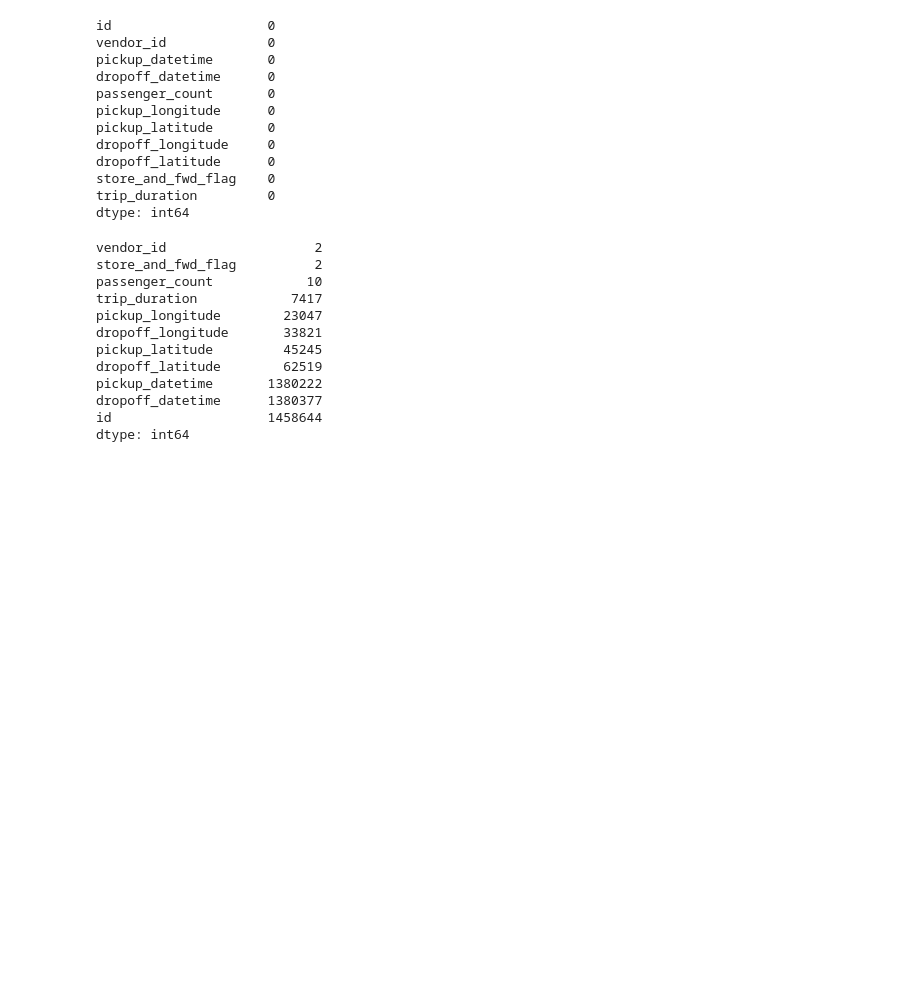
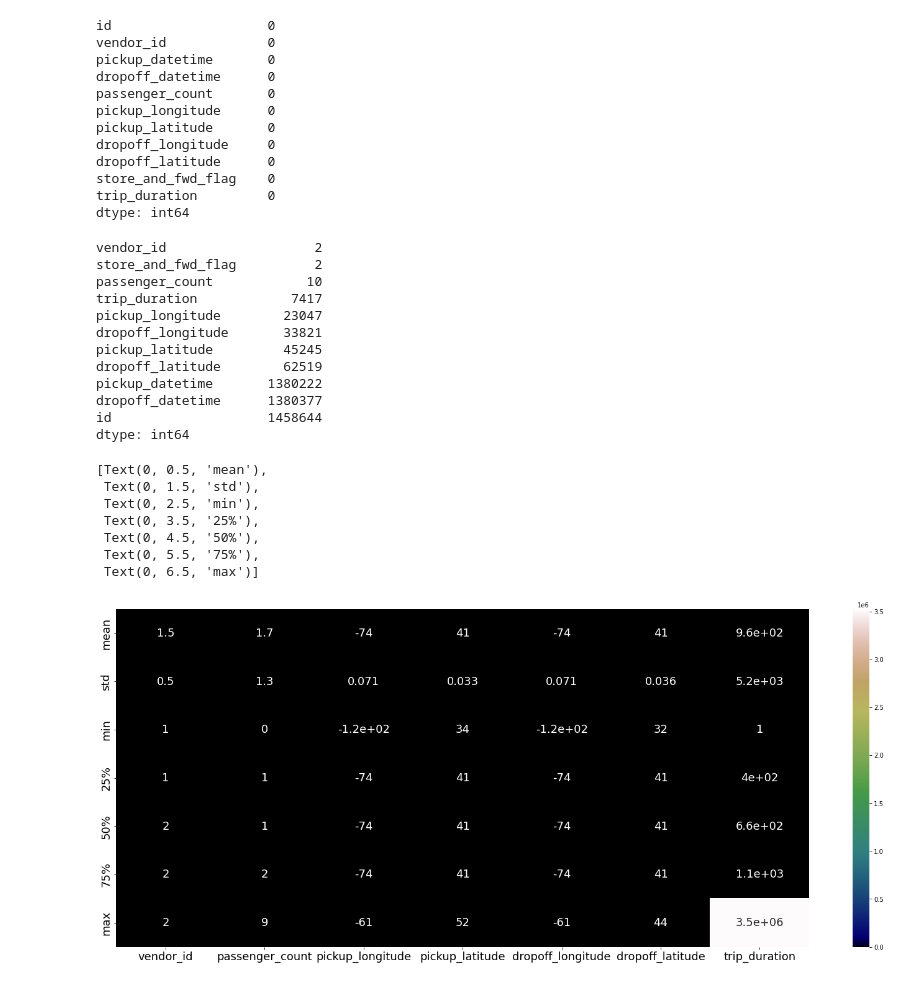
Before and after one commit to Vidhuran-Rajendran/NYC-Taxi-Trip-Time-Prediction, a Jupyter notebook: NYC_Taxi_Trip_Time_Prediction_Capstone_Project.ipynb, the cells around one changed output. Drawn from its saved outputs; the diff is of its cells as text; code cells hidden in the pictures; blank space fills up the shorter version.

```diff
--- a/NYC_Taxi_Trip_Time_Prediction_Capstone_Project.ipynb
+++ b/NYC_Taxi_Trip_Time_Prediction_Capstone_Project.ipynb
@@ -127,3 +127,17 @@ pickup_datetime       1380222
 dropoff_datetime      1380377
 id                    1458644
 dtype: int64
+# %%
+plt.figure(figsize=(25,10))
+svm=sns.heatmap(data1.describe()[1:],annot=True,cmap='gist_earth',annot_kws={'size':18})
+svm.set_xticklabels(svm.get_xmajorticklabels(), fontsize=18)
+svm.set_yticklabels(svm.get_ymajorticklabels(),fontsize=18)
+# %% [output]
+[Text(0, 0.5, 'mean'),
+ Text(0, 1.5, 'std'),
+ Text(0, 2.5, 'min'),
+ Text(0, 3.5, '25%'),
+ Text(0, 4.5, '50%'),
+ Text(0, 5.5, '75%'),
+ Text(0, 6.5, 'max')]
+[figure, added]
```
Also changed, not shown: parts of 2 cells of this notebook.
